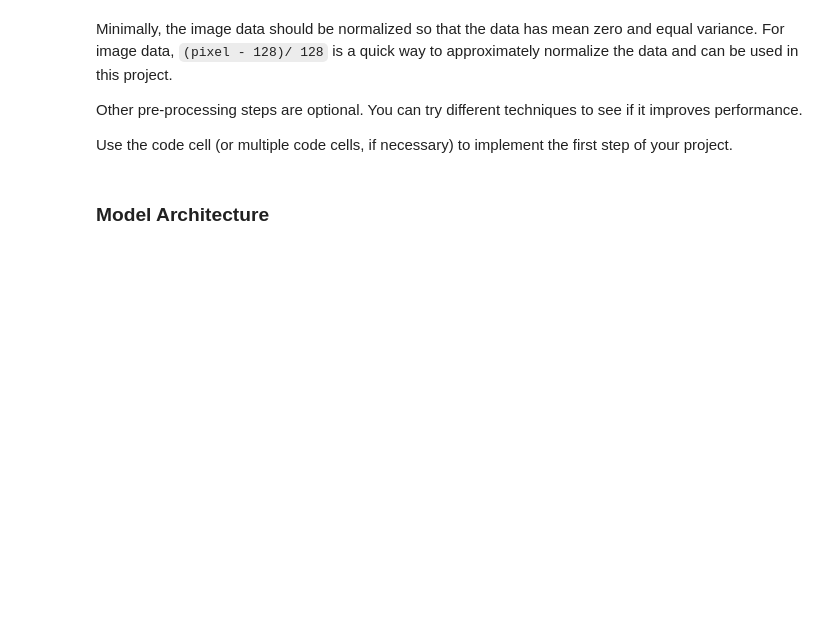
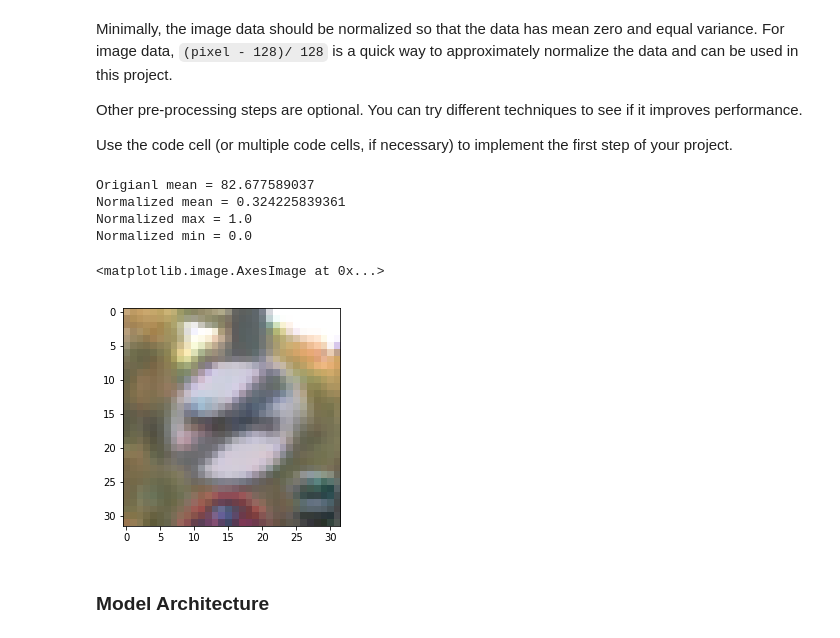
Before and after one commit to Shmuelnaaman/temp, a Jupyter notebook: Traffic_Sign_Classifier.ipynb, the cells around one changed output. Drawn from its saved outputs; the diff is of its cells as text; code cells hidden in the pictures; blank space fills up the shorter version.

```diff
--- a/Traffic_Sign_Classifier.ipynb
+++ b/Traffic_Sign_Classifier.ipynb
@@ -152,18 +164,3 @@ Minimally, the image data should be normalized so that the data has mean zero an
 Other pre-processing steps are optional. You can try different techniques to see if it improves performance.
 
 Use the code cell (or multiple code cells, if necessary) to implement the first step of your project.
-# %%
-### Preprocess the data here. It is required to normalize the data. Other preprocessing steps could include
-### converting to grayscale, etc.
-### Feel free to use as many code cells as needed.
-from sklearn.utils import shuffle
-
-#shuffling
-X_train, y_train = shuffle(X_train, y_train)
-X_test, y_test = shuffle(X_test, y_test)
-X_valid, y_valid = shuffle(X_valid, y_valid)
-
-#normalizing
-X_train = X_train/255.0
-X_test = X_test/255.0
-X_valid = X_valid/255.0
@@ -170,3 +171,27 @@ X_valid = X_valid/255.0
+# %%
+### Preprocess the data here. It is required to normalize the data. Other preprocessing steps could include
+### converting to grayscale, etc.
+### Feel free to use as many code cells as needed.
+def scale(data):
+    return (data - np.min(data)) / (np.max(data) - np.min(data))
+# X_train_norm = scale(to_grayscale(X_train))
+# X_valid_norm = scale(to_grayscale(X_valid))
+# X_test_norm = scale(to_grayscale(X_test))
+X_train_norm = scale(X_train)
+X_valid_norm = scale(X_valid)
+X_test_norm = scale(X_test)
+print('Origianl mean =', np.mean(X_train))
+print('Normalized mean =', np.mean(X_train_norm))
+print('Normalized max =', np.max(X_train_norm))
+print('Normalized min =', np.min(X_train_norm))
+plt.imshow(X_train_norm[100])
+# %% [output]
+Origianl mean = 82.677589037
+Normalized mean = 0.324225839361
+Normalized max = 1.0
+Normalized min = 0.0
+<matplotlib.image.AxesImage at 0x...>
+[figure, added]
 # %% [markdown]
 ### Model Architecture
 # %%
```
Also changed, not shown: parts of 24 cells of this notebook.
